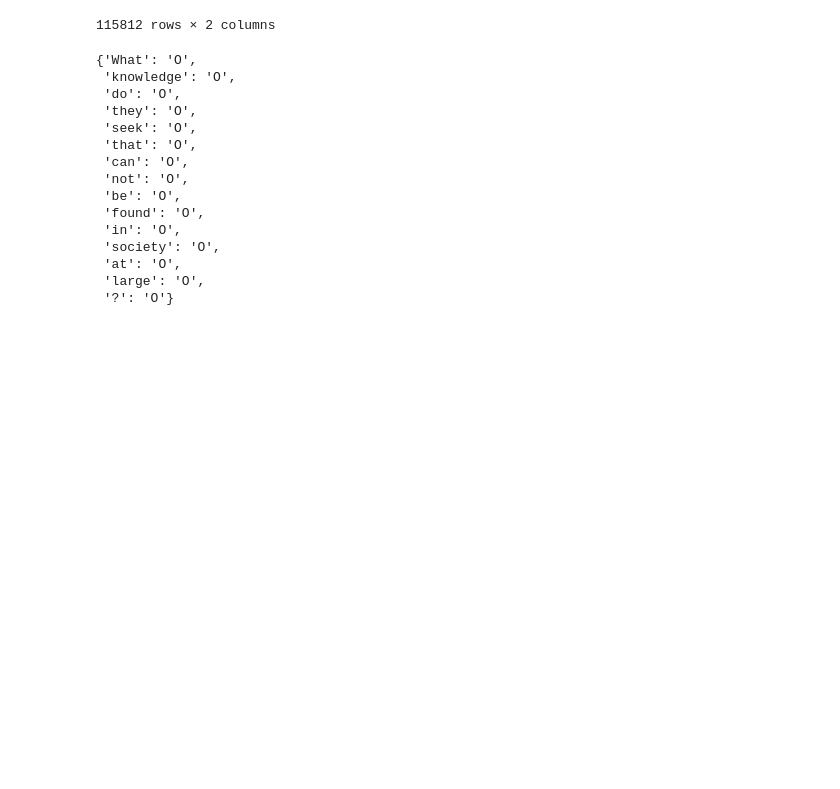
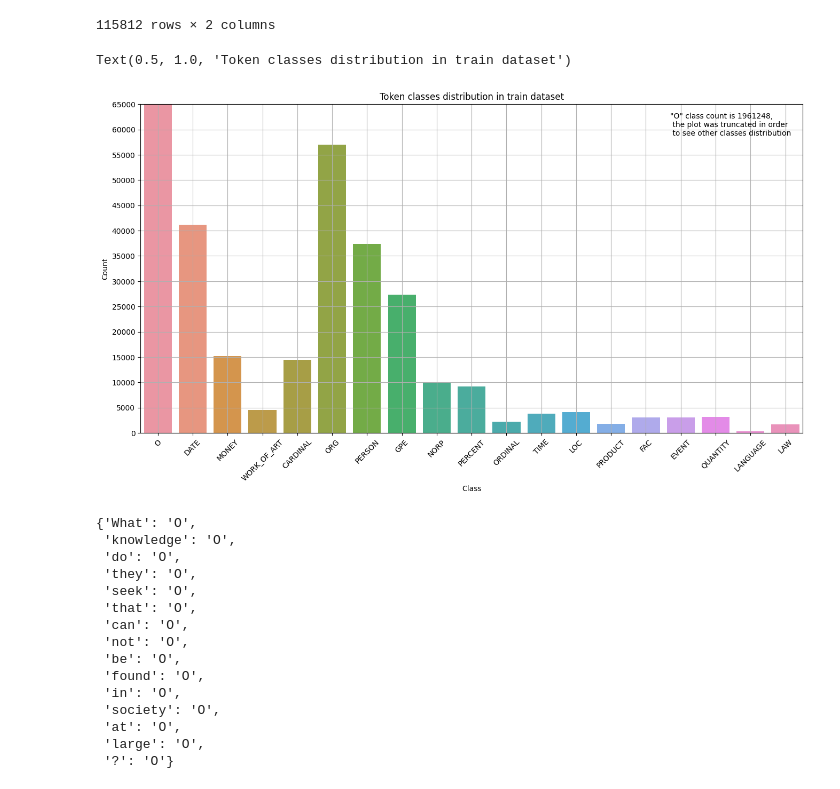
Before and after one commit to ig-kh/HSE_IDA_NLP, a Jupyter notebook: lab1/main.ipynb, the cells around one changed output. Saved outputs shown, nothing was run; the diff lists cells and outputs as text; code cells hidden in the pictures; blank space fills up the shorter version.

```diff
--- a/lab1/main.ipynb
+++ b/lab1/main.ipynb
@@ -122,6 +126,39 @@ df_train
 | 115810 | [Calls, from, within, the, US, fo... | [0, 0, 0, 0, 0, 0, 0, 0, 0, 0, 0,... |
 | 115811 | [On, the, 29th, and, 30th, of, th... | [0, 0, 0, 0, 0, 0, 0, 0, 0, 0, 0,... |
 115812 rows × 2 columns
+# %%
+classes_cnt = {}
+for tag_arr in tqdm(df_train['tags']):
+    for cls_num in tag_arr:
+        cls_name = ENTITY_MAPPING[cls_num]
+        if cls_name != "O":
+            cls_name = cls_name[2:]
+        if cls_name not in classes_cnt:
+            classes_cnt[cls_name] = 1
+        else:
+            classes_cnt[cls_name] += 1
+# %%
+df = pd.DataFrame(list(classes_cnt.items()), columns=['Class', 'Count'])
+
+# Create the bar plot using Seaborn
+plt.figure(figsize=(16, 8)) # Optional: Adjust figure size
+sns.barplot(x='Class', y='Count', data=df)
+plt.yticks(np.arange(0, max(df['Count'])+1, 5000))
+plt.ylim((0, 0.065*1e6))
+plt.xticks(rotation=45)
+plt.text(0.80, 0.90, f'"O" class count is {classes_cnt["O"]},\n the plot was truncated in order\n to see other classes distribution',
+         horizontalalignment='left',
+         verticalalignment='bottom',
+         transform=plt.gca().transAxes,
+         fontsize=10,
+         color='black')
+plt.grid(True)
+
+# Add a title to the plot
+plt.title('Token classes distribution in train dataset')
+# %% [output]
+Text(0.5, 1.0, 'Token classes distribution in train dataset')
+[figure, added]
 # %%
 idx = 6
 dict(
```
Also changed, not shown: parts of 14 cells of this notebook.
